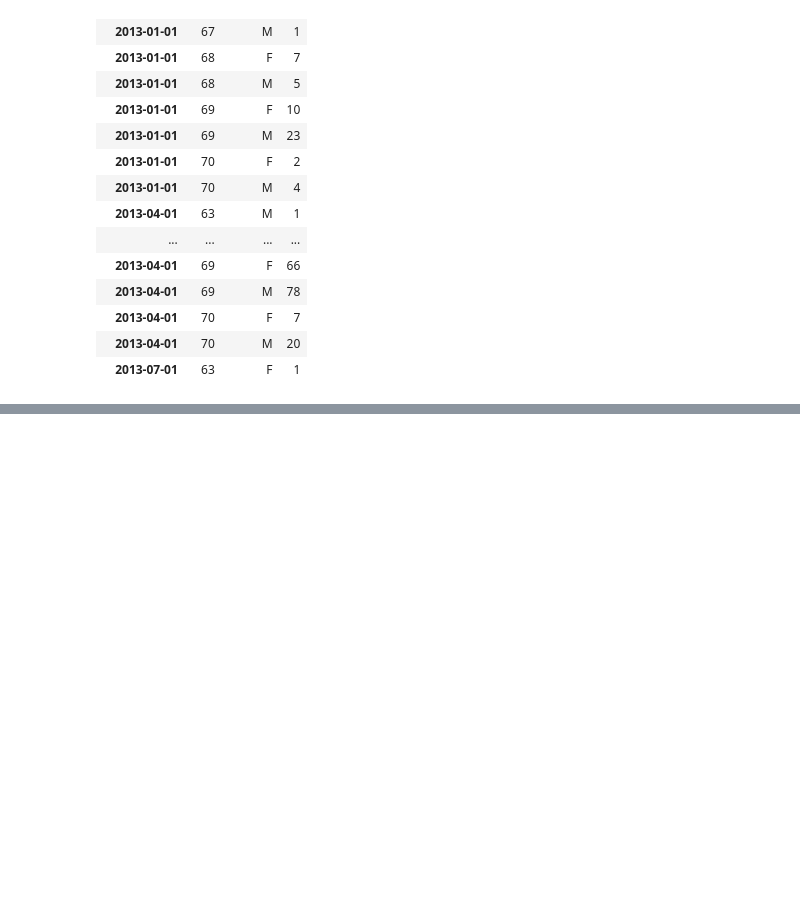
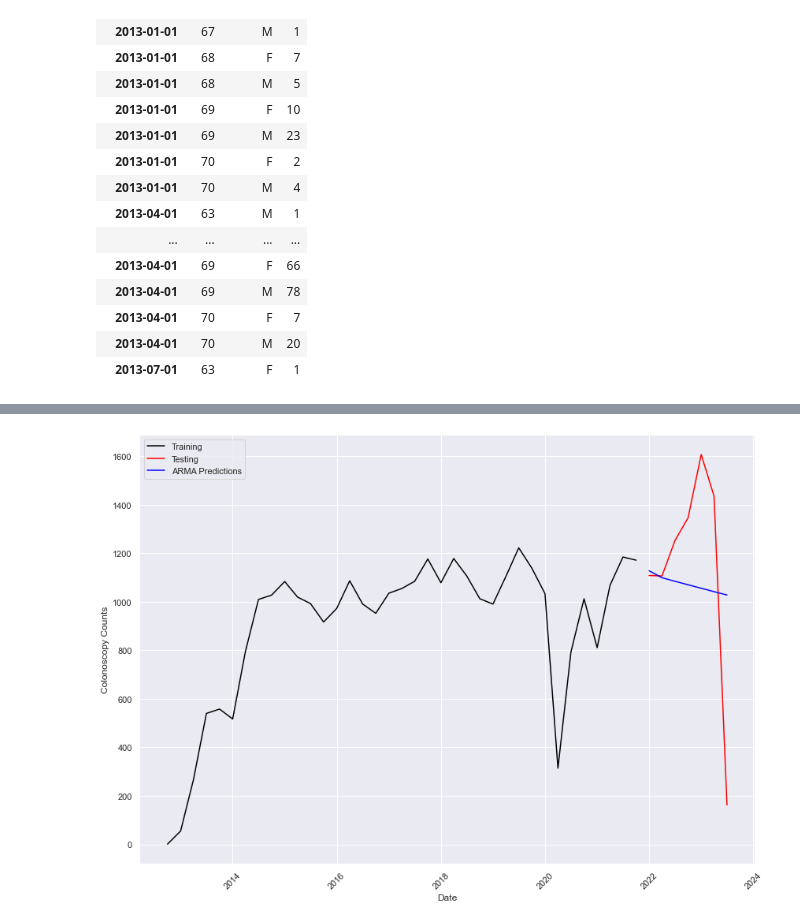
Before and after one commit to raku43/MScDACapstone, a Jupyter notebook: MScDA_Capstone.ipynb, the cells around one changed output, grey strips where cells are left out. Drawn from its saved outputs; the diff is of its cells as text; code cells hidden in the pictures; blank space fills up the shorter version.

Commit message:
ARMA predictions

```diff
--- a/MScDA_Capstone.ipynb
+++ b/MScDA_Capstone.ipynb
@@ -1220,0 +1160,7 @@ Critial Values:
+# %%
+train = df_timeseriesQD[(df_timeseriesQD.index < pd.to_datetime("2022-01-01", format='%Y-%m-%d')) ]
+test = df_timeseriesQD[df_timeseriesQD.index >= pd.to_datetime("2022-01-01", format='%Y-%m-%d')]
+
+print(train.shape)
+print(test.shape)
+train
@@ -1220,0 +1242,27 @@ Critial Values:
+# %%
+#ARMA modelsince there is no seasonality or trend
+from statsmodels.tsa.statespace.sarimax import SARIMAX
+
+y = train['ID']
+
+ARMAmodel = SARIMAX(y, order = (1, 0, 2))
+ARMAmodel = ARMAmodel.fit()
+
+y_pred = ARMAmodel.get_forecast(len(test.index))
+y_pred_df = y_pred.conf_int(alpha = 0.05)
+y_pred_df["Predictions"] = ARMAmodel.predict(start = y_pred_df.index[0],
+                                             end = y_pred_df.index[-1])
+y_pred_df.index = test.index
+y_pred_outARMA = y_pred_df["Predictions"]
+
+plt.plot(train, color = "black", label = 'Training')
+plt.plot(test, color = "red", label = 'Testing')
+plt.ylabel('Colonoscopy Counts')
+plt.xlabel('Date')
+plt.xticks(rotation=45)
+plt.title="Train test and Predictions for Colonoscopy Counts"
+plt.plot(y_pred_outARMA, color='blue', label = 'ARMA Predictions')
+plt.legend()
+plt.show()
+# %% [output]
+[figure, added]
```
Also changed, not shown: parts of 31 cells of this notebook.
